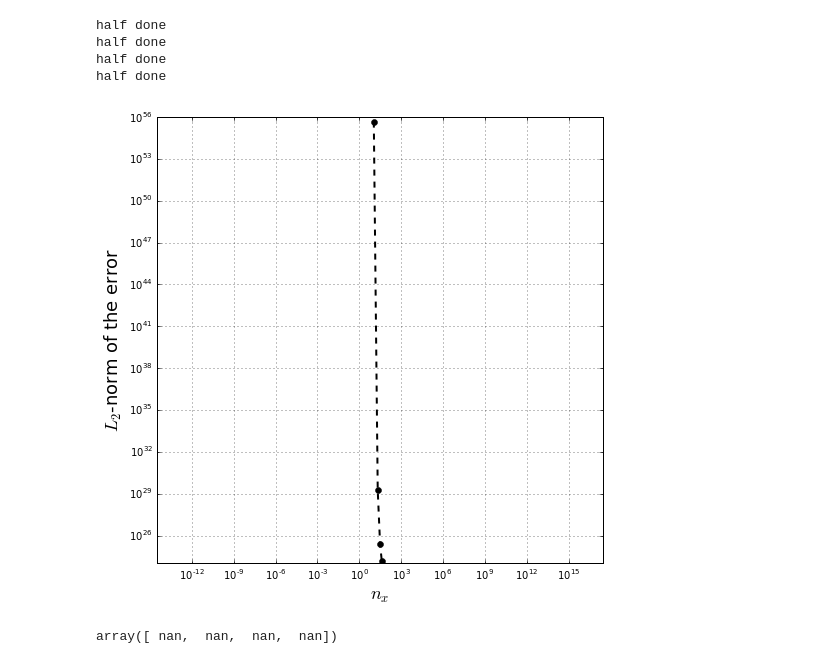
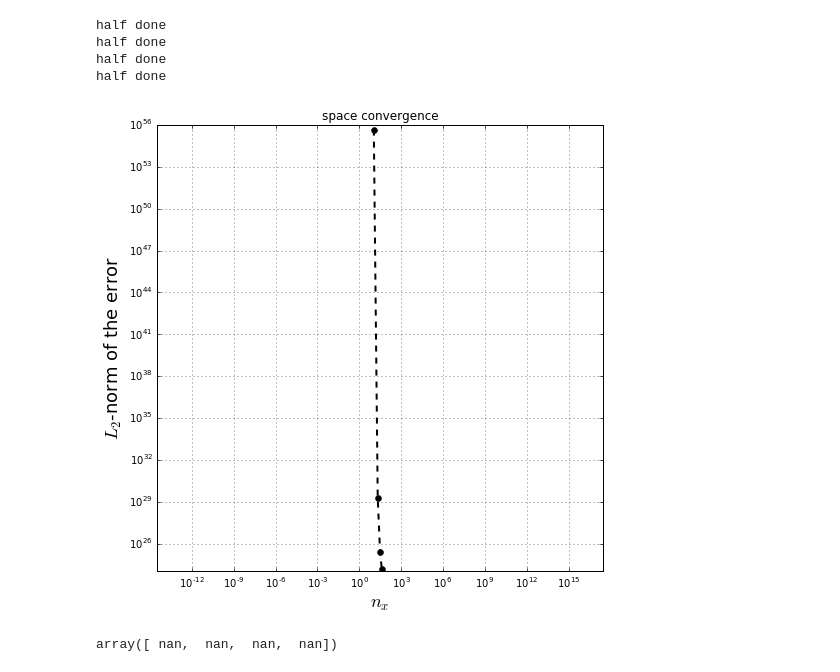
Before and after one commit to vickyat/CFD, a Jupyter notebook: Project_Part_2_Q1.ipynb, the cells around one changed output. Drawn from its saved outputs; the diff is of its cells as text; code cells hidden in the pictures.

```diff
--- a/Project_Part_2_Q1.ipynb
+++ b/Project_Part_2_Q1.ipynb
@@ -486,12 +553,13 @@ half done
 # %%
 pyplot.figure(figsize=(8,8))
 pyplot.grid(True)
 pyplot.xlabel(r'$n_x$', fontsize=18)
 pyplot.ylabel(r'$L_2$-norm of the error', fontsize=18)
+pyplot.title('space convergence')
 pyplot.axis('equal')
 pyplot.loglog(nx_values, error, color='k', ls='--', lw=2, marker='o');
 # %% [output]
-[figure, old version]
+[figure, new version]
 # %%
 error
 # %% [output]
```
Also changed, not shown: parts of 17 cells of this notebook, 1 other file.
